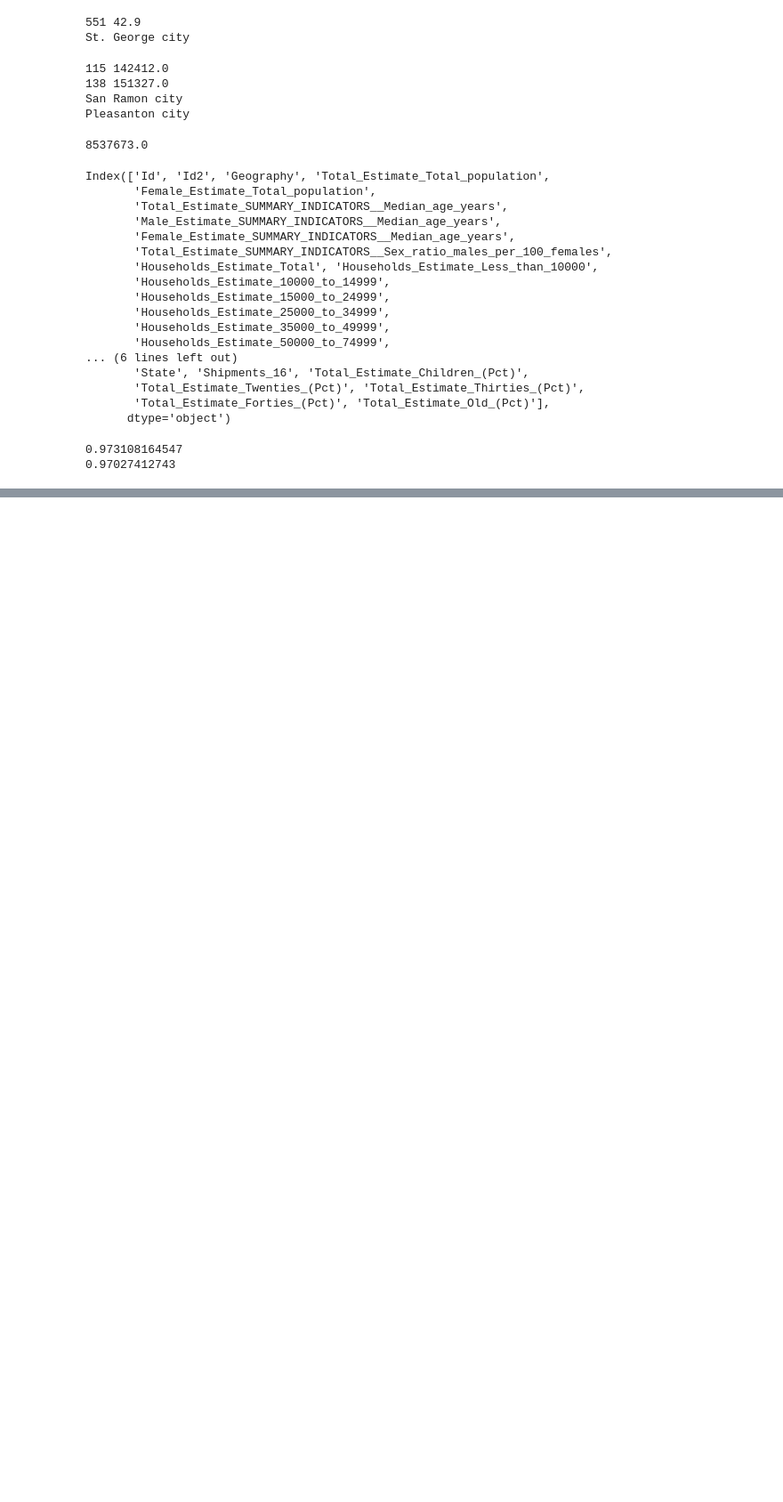
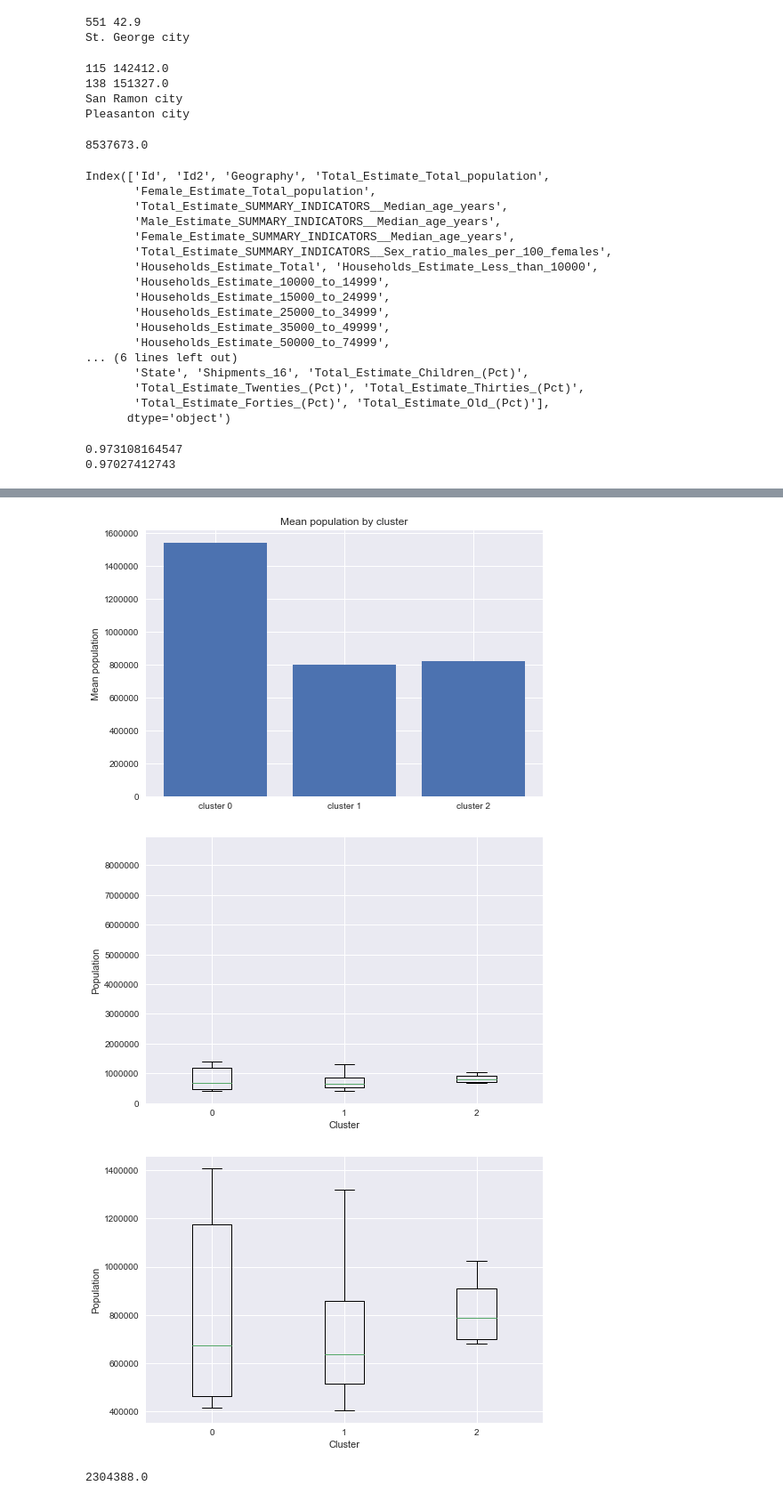
Before and after one commit to sjordan29/Springboard-Code, a Jupyter notebook: Capstone_1/Data_Files.ipynb, the cells around one changed output, grey strips where cells are left out. Shown at 89% size. Cells and saved outputs as stored; diff of their text form; code cells hidden in the pictures; blank space fills up the shorter version.

```diff
--- a/Capstone_1/Data_Files.ipynb
+++ b/Capstone_1/Data_Files.ipynb
@@ -876,0 +871,56 @@ array([[ -8.17021289e+03,   1.24500037e+00,  -2.43197163e+00],
+# %%
+# Now I want to compare the features of each cluster
+# First, add cluster # to dataframe
+city_clusters = pd.merge(dems_and_cider_lg, log_df)
+
+# Create separate dataframes for each cluster
+
+city_cluster_0 = city_clusters[city_clusters.log_labels == 0]
+city_cluster_1 = city_clusters[city_clusters.log_labels == 1]
+city_cluster_2 = city_clusters[city_clusters.log_labels == 2]
+
+
+# Calculate mean pop
+c0_meanpop = city_cluster_0.Total_Estimate_Total_population.mean()
+c1_meanpop = city_cluster_1.Total_Estimate_Total_population.mean()
+c2_meanpop = city_cluster_2.Total_Estimate_Total_population.mean()
+
+# Make a graph
+labels = ['cluster 0', 'cluster 1', 'cluster 2']
+y_pos = np.arange(len(labels))
+plt.bar(y_pos, [c0_meanpop, c1_meanpop, c2_meanpop])
+plt.xticks(y_pos, labels)
+plt.ylabel('Mean population')
+plt.title('Mean population by cluster')
+plt.show()
+
+# Cluster 1 has a much higher mean population
+
+# Make a box plot
+
+population_data = [city_cluster_0.Total_Estimate_Total_population, city_cluster_1.Total_Estimate_Total_population, city_cluster_2.Total_Estimate_Total_population]
+
+plt.boxplot(population_data)
+plt.xticks([1, 2, 3], ['0', '1', '2'])
+plt.xlabel('Cluster')
+plt.ylabel('Population')
+plt.show()
+
+# not sure why outliers aren't showing up
+
+# Don't show outliers
+
+plt.boxplot(population_data, showfliers = False)
+plt.xticks([1, 2, 3], ['0', '1', '2'])
+plt.xlabel('Cluster')
+plt.ylabel('Population')
+plt.show()
+
+
+
+city_cluster_1.Total_Estimate_Total_population.max()
+# %% [output]
+[figure, added]
+[figure, added]
+[figure, added]
+2304388.0
```
Also changed, not shown: parts of 20 cells of this notebook.
